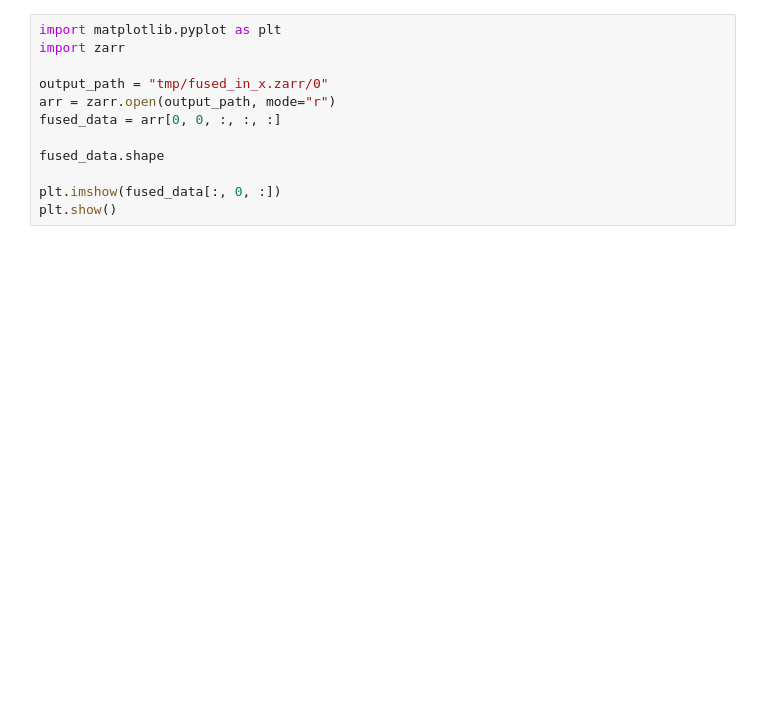
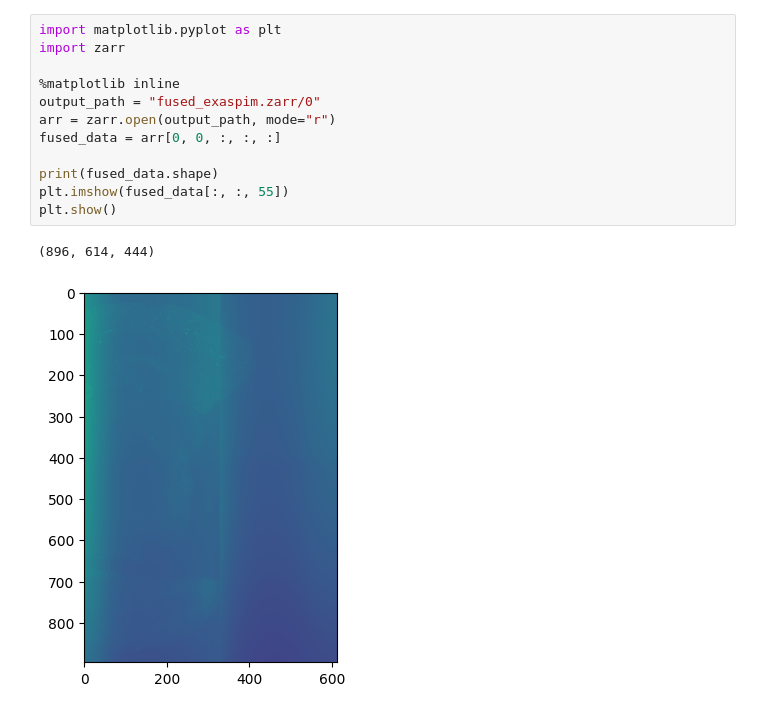
Before and after one commit to AllenNeuralDynamics/aind-cloud-fusion, a Jupyter notebook: tmp2.ipynb, the cells around one changed output. Drawn from its saved outputs; the diff is of its cells as text; blank space fills up the shorter version.

Commit message:
exaspim masked blending notebook

```diff
--- a/tmp2.ipynb
+++ b/tmp2.ipynb
@@ -71,12 +121,15 @@ fusion.run_fusion(
 # %%
 import matplotlib.pyplot as plt
 import zarr
 
-output_path = "tmp/fused_in_x.zarr/0"
+%matplotlib inline
+output_path = "fused_exaspim.zarr/0"
 arr = zarr.open(output_path, mode="r")
 fused_data = arr[0, 0, :, :, :]
 
-fused_data.shape
-
-plt.imshow(fused_data[:, 0, :])
+print(fused_data.shape)
+plt.imshow(fused_data[:, :, 55])
 plt.show()
+# %% [output]
+(896, 614, 444)
+[figure, added]
```
Also changed, not shown: parts of 4 cells of this notebook.
